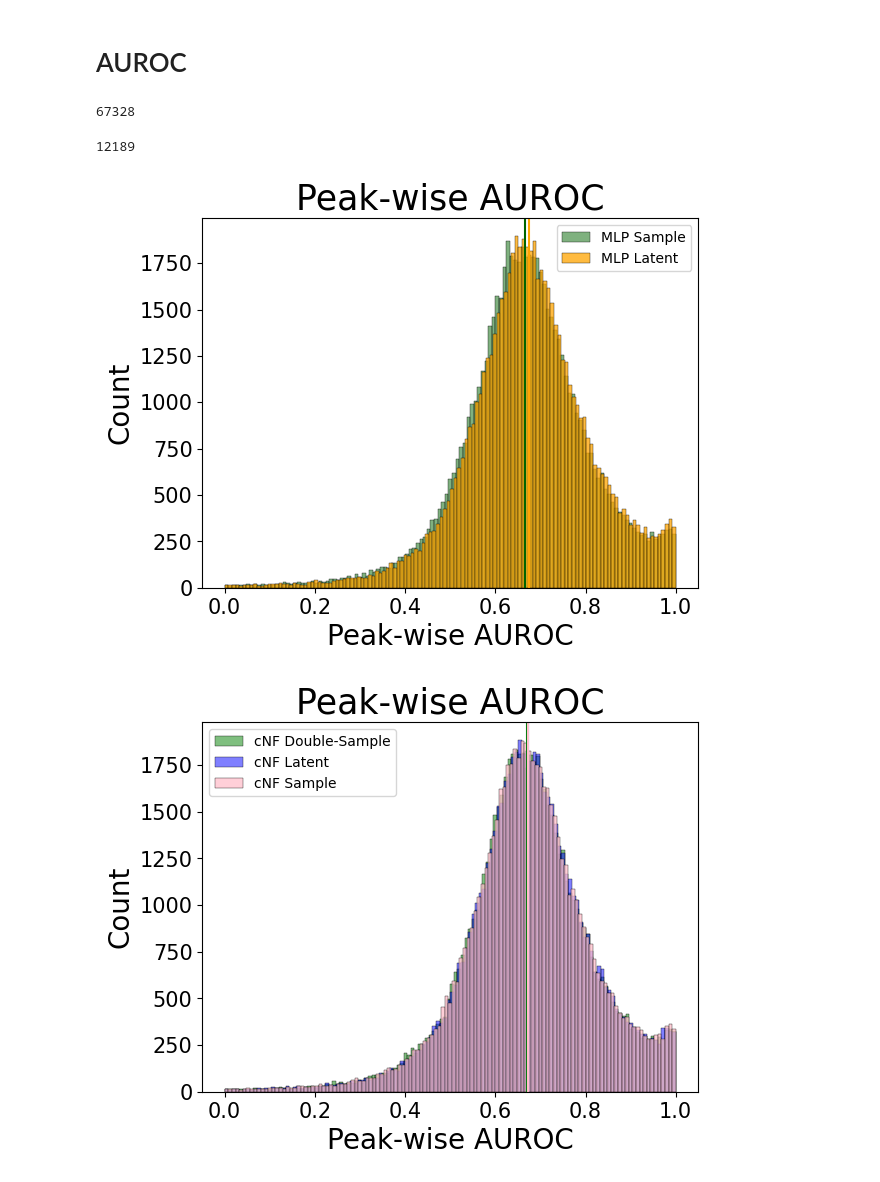
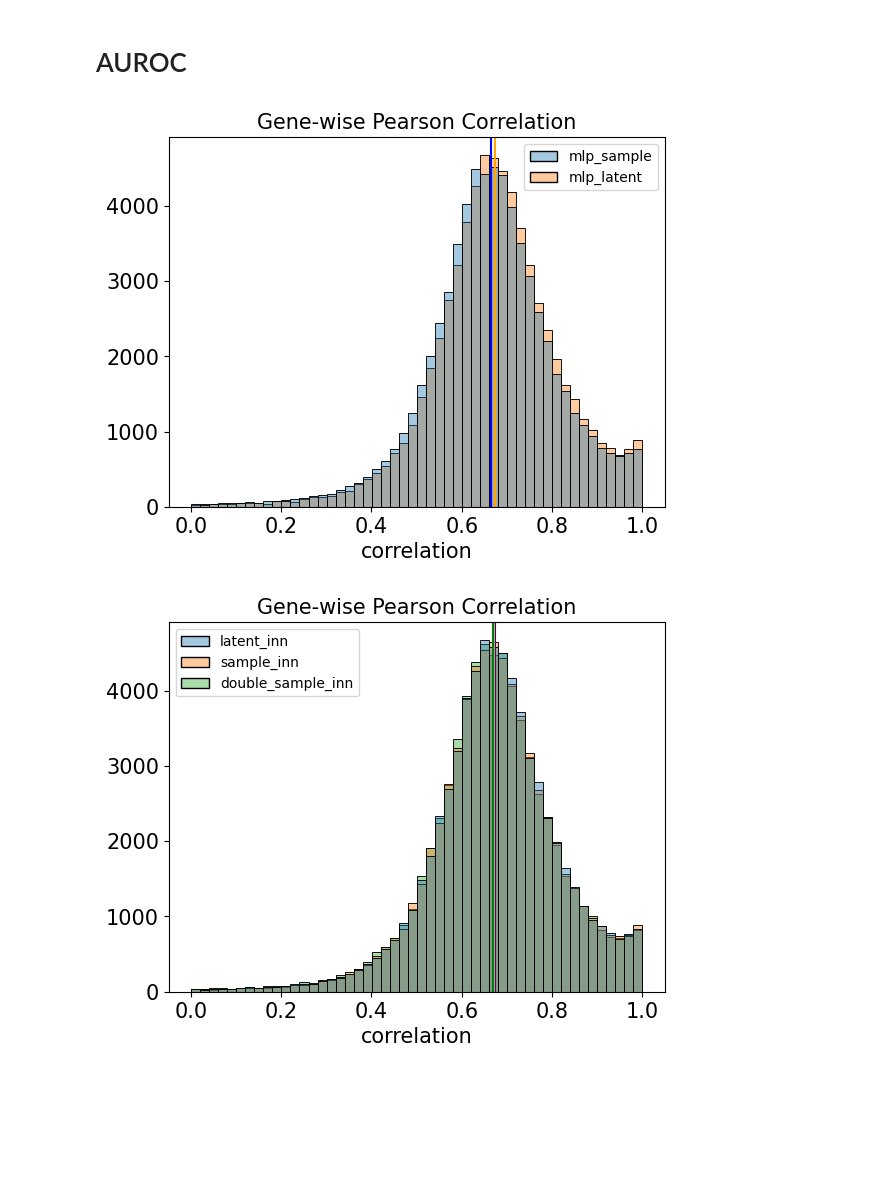
Before and after one commit to ilia-kats/PolarbearPlus, a Jupyter notebook: notebooks/atac_auroc.ipynb, the cells around one changed output. Cells and saved outputs as stored; diff of their text form; code cells hidden in the pictures; blank space fills up the shorter version.

Commit message:
ATAC AUROC

```diff
--- a/notebooks/atac_auroc.ipynb
+++ b/notebooks/atac_auroc.ipynb
@@ -158,46 +70,29 @@ save_figs = "/data/mikulik/PolarbearPlus/notebooks/figures"
-# %%
-len(diff_peaks_ind)
-# %% [output]
-67328
-# %%
-7734 + 4455
-# %% [output]
-12189
-# %%
-sns.histplot(per_peak_auroc_dict["mlp_sample"], label="MLP Sample", color="darkgreen", alpha=0.5)
-plt.axvline(np.asarray(per_peak_auroc_dict["mlp_sample"]).mean(), c="darkgreen")
-sns.histplot(per_peak_auroc_dict["mlp_latent"], label="MLP Latent", color="orange")
-plt.axvline(np.asarray(per_peak_auroc_dict["mlp_latent"]).mean(), c="orange")
-plt.title("Peak-wise AUROC", fontsize=25)
-# sns.lineplot(x=x, y=x, c="black")
-plt.ylabel("Count", fontsize=20)
-plt.xlabel("Peak-wise AUROC", fontsize=20)
-plt.xticks(fontsize=15)  # , rotation=90)
-plt.yticks(fontsize=15)  # , rotation=90)
-plt.legend()
-plt.savefig(os.path.join(save_figs, "hist_auroc_mlp.pdf"))
-plt.show()
-# %% [output]
-[figure, removed]
-# %%
-sns.histplot(per_peak_auroc_dict["double_sample_inn"], label="cNF Double-Sample", color="green", alpha=0.5)
-plt.axvline(np.asarray(per_peak_auroc_dict["double_sample_inn"]).mean(), c="green")
-sns.histplot(per_peak_auroc_dict["latent_inn"], label="cNF Latent", color="blue", alpha=0.5)
-plt.axvline(np.asarray(per_peak_auroc_dict["latent_inn"]).mean(), c="blue")
-sns.histplot(per_peak_auroc_dict["sample_inn"], label="cNF Sample", color="pink")
-plt.axvline(np.asarray(per_peak_auroc_dict["sample_inn"]).mean(), c="pink")
-plt.title("Peak-wise AUROC", fontsize=25)
-# sns.lineplot(x=x, y=x, c="black")
-plt.ylabel("Count", fontsize=20)
-plt.xlabel("Peak-wise AUROC", fontsize=20)
-plt.yticks(fontsize=15)  # , rotation=90)
-plt.xticks(fontsize=15)  # , rotation=90)
-plt.legend()
-plt.savefig(os.path.join(save_figs, "hist_auroc_cNF.pdf"))
-plt.show()
-# plt.tick_params(axis='both', which='major', labelsize=15)
-# plt.tick_params(axis='both', which='major', labelsize=10)
-# sns.kdeplot(x=x, y=y, fill=True, alpha=0.7, cmap="Blues")
-# %% [output]
-[figure, removed]
+# %%
+save_figs="figures/"
+# %%
+subset_dict = {key: value for key, value in per_peak_auroc_dict.items() if key in {"mlp_sample", "mlp_latent"}}
+corr_histograms(
+    subset_dict,
+    labels=["MLP Sample", "MLP Latent"],
+    alpha=0.4,
+    colors=["blue", "orange"],
+    bins=50,
+    save_figs=save_figs,
+    file_name="hist_auroc_mlp"
+)
+
+
+subset_dict = {key: value for key, value in per_peak_auroc_dict.items() if key not in {"mlp_sample", "mlp_latent"}}
+corr_histograms(
+    subset_dict,
+    labels=["MLP Sample", "MLP Latent"],
+    alpha=0.4,
+    colors=["blue", "orange", "green"],
+    bins=50,
+    save_figs=save_figs,
+    file_name="hist_auroc_cNF"
+)
+# %% [output]
+[figure, added]
+[figure, added]
 # %%
```
Also changed, not shown: parts of 11 cells of this notebook.
